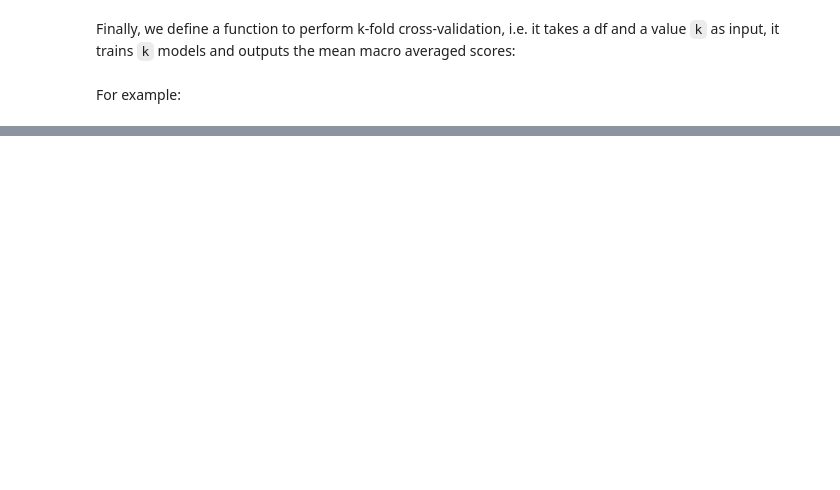
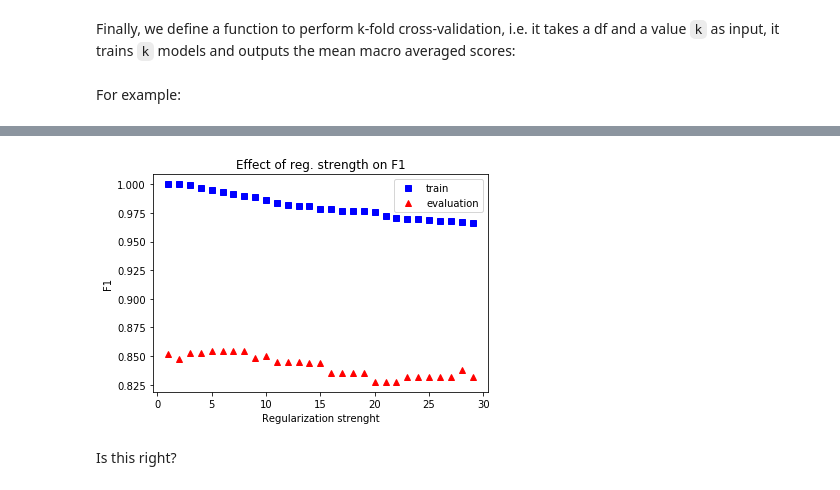
Before and after one commit to mic-he/TueSNLP, a Jupyter notebook: 2018/assignment3.ipynb, the cells around one changed output, grey strips where cells are left out. Saved outputs shown, nothing was run; the diff lists cells and outputs as text; code cells hidden in the pictures; blank space fills up the shorter version.

```diff
--- a/2018/assignment3.ipynb
+++ b/2018/assignment3.ipynb
@@ -573,0 +716,13 @@ Filling in the validation matrix
+# %%
+# f1
+plt.plot(range(1, len(values)+1), f1_tr_scores, "bs", label = 'train')
+plt.plot(range(1, len(values)+1), f1_eva_scores, "r^", label = 'evaluation')
+plt.xlabel("Regularization strenght")
+plt.ylabel('F1')
+plt.legend()
+plt.title("Effect of reg. strength on F1")
+plt.show()
+# %% [output]
+[figure, added]
+# %% [markdown]
+Is this right?
```
Also changed, not shown: parts of 34 cells of this notebook, 1 other file.
